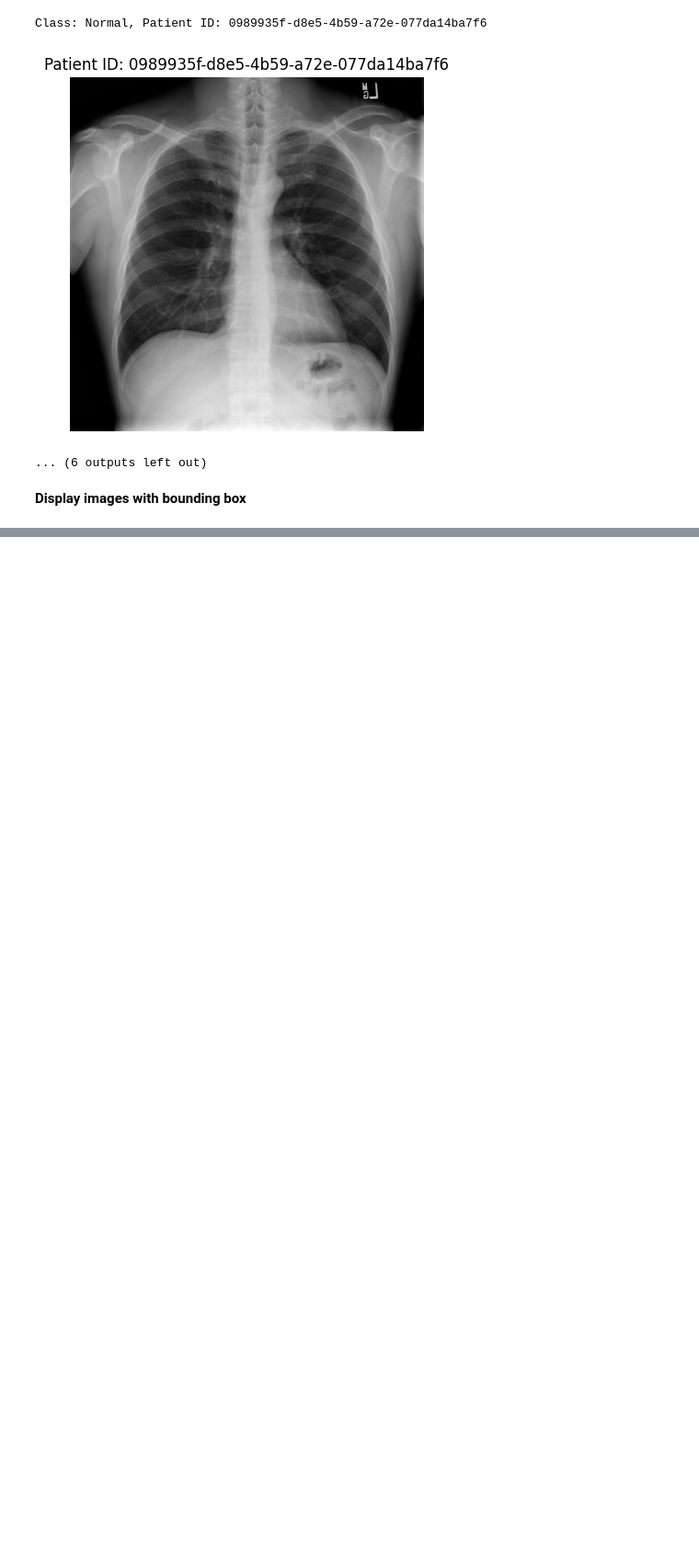
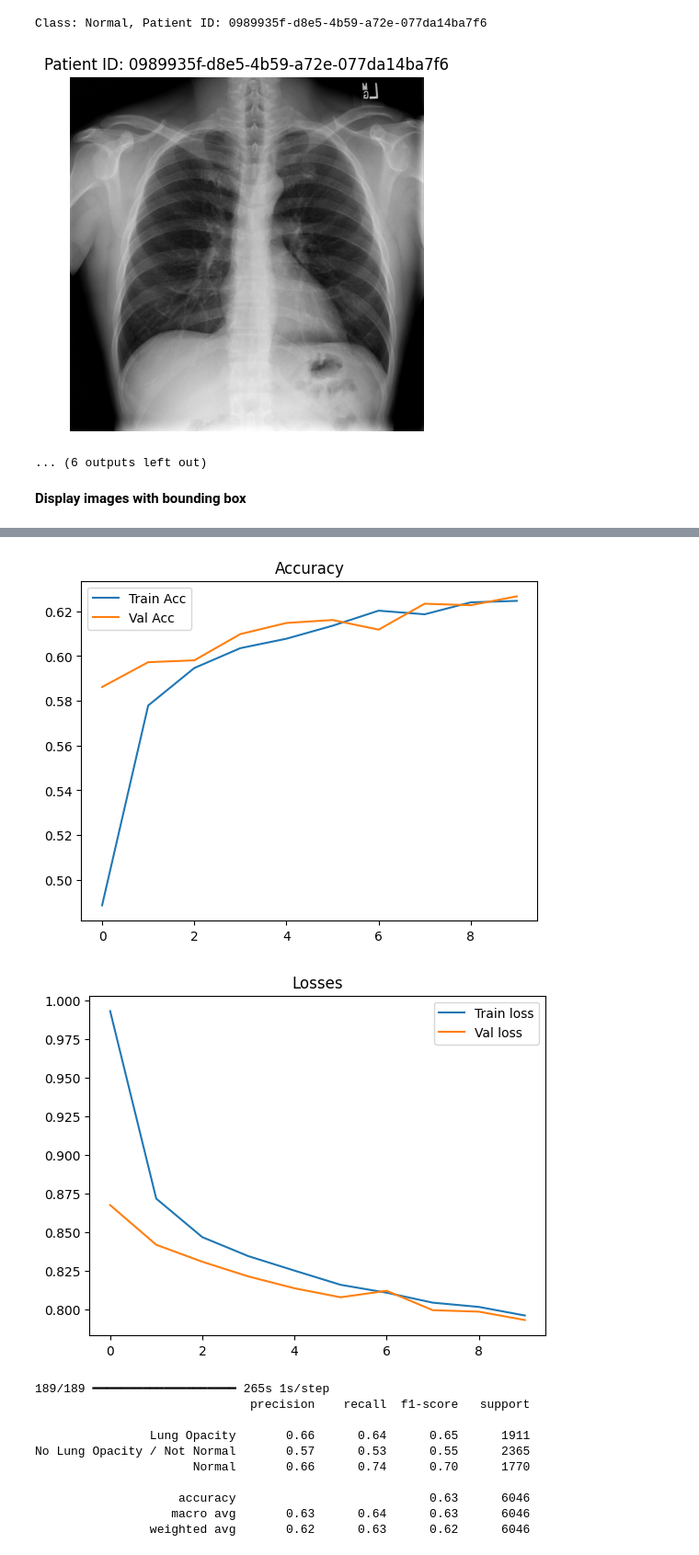
Before and after one commit to nkpatro/Pneumonia-Detection, a Jupyter notebook: SRB_pneumonia_detection_project.ipynb, the cells around one changed output, grey strips where cells are left out. Shown at 92% size. Saved outputs shown, nothing was run; the diff lists cells and outputs as text; code cells hidden in the pictures; blank space fills up the shorter version.

```diff
--- a/SRB_pneumonia_detection_project.ipynb
+++ b/SRB_pneumonia_detection_project.ipynb
@@ -331,0 +601,7 @@ Class: Normal, Patient ID: 0989935f-d8e5-4b59-a72e-077da14ba7f6
+# %%
+history = model.fit(
+    X_train, y_train,
+    validation_data=(X_val, y_val),
+    epochs=10,
+    batch_size=32
+)
@@ -331,0 +632,43 @@ Class: Normal, Patient ID: 0989935f-d8e5-4b59-a72e-077da14ba7f6
+# %%
+# Plot Accuracy
+plt.plot(history.history['accuracy'], label='Train Acc')
+plt.plot(history.history['val_accuracy'], label='Val Acc')
+plt.title('Accuracy')
+plt.legend()
+plt.show()
+
+# Plot Accuracy
+plt.plot(history.history['loss'], label='Train loss')
+plt.plot(history.history['val_loss'], label='Val loss')
+plt.title('Losses')
+plt.legend()
+plt.show()
+
+
+# Predict and Report
+y_pred_probs = model.predict(X_val)
+y_pred = np.argmax(y_pred_probs, axis=1)
+y_true = np.argmax(y_val, axis=1)
+
+print(classification_report(y_true, y_pred, target_names=le.classes_))
+
+# Confusion Matrix
+cm = confusion_matrix(y_true, y_pred)
+sns.heatmap(cm, annot=True, fmt='d', xticklabels=le.classes_, yticklabels=le.classes_)
+plt.xlabel('Predicted')
+plt.ylabel('Actual')
+plt.title('Confusion Matrix')
+plt.show()
+# %% [output]
+[figure, added]
+[figure, added]
+189/189 ━━━━━━━━━━━━━━━━━━━━ 265s 1s/step
+                              precision    recall  f1-score   support
+
+                Lung Opacity       0.66      0.64      0.65      1911
+No Lung Opacity / Not Normal       0.57      0.53      0.55      2365
+                      Normal       0.66      0.74      0.70      1770
+
+                    accuracy                           0.63      6046
+                   macro avg       0.63      0.64      0.63      6046
+                weighted avg       0.62      0.63      0.62      6046
```
Also changed, not shown: parts of 24 cells of this notebook.
